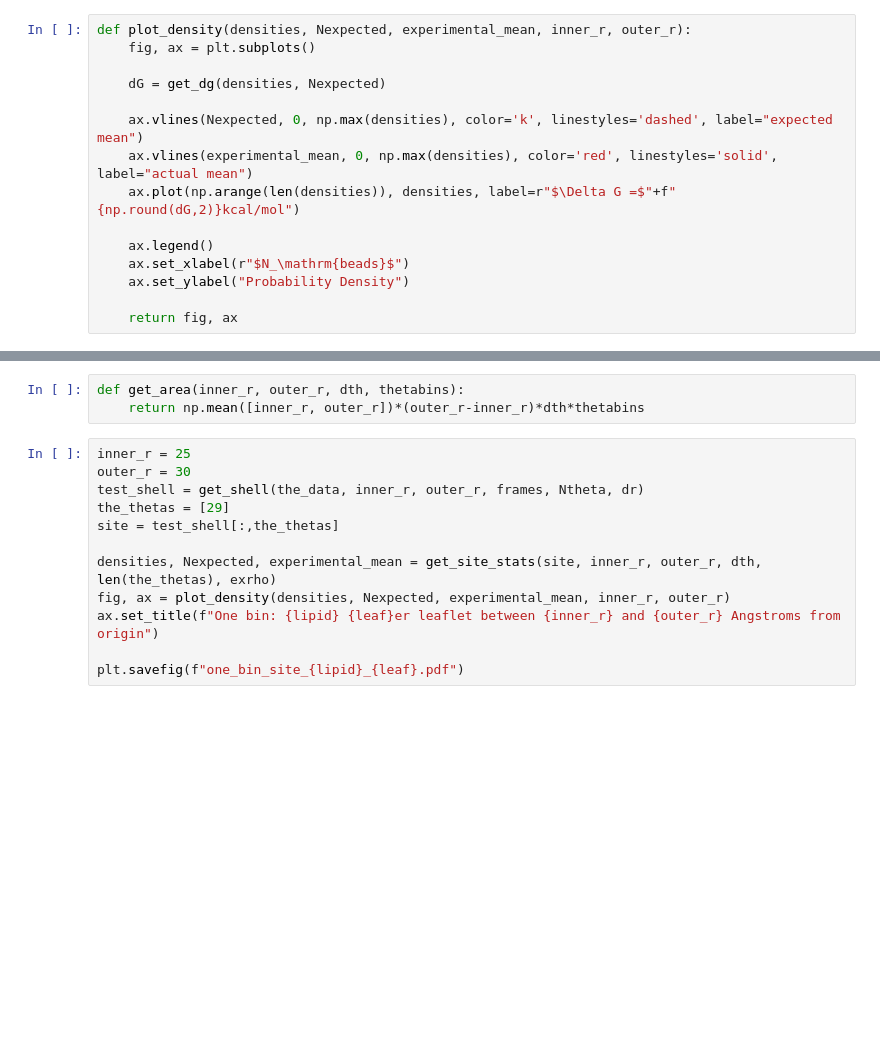
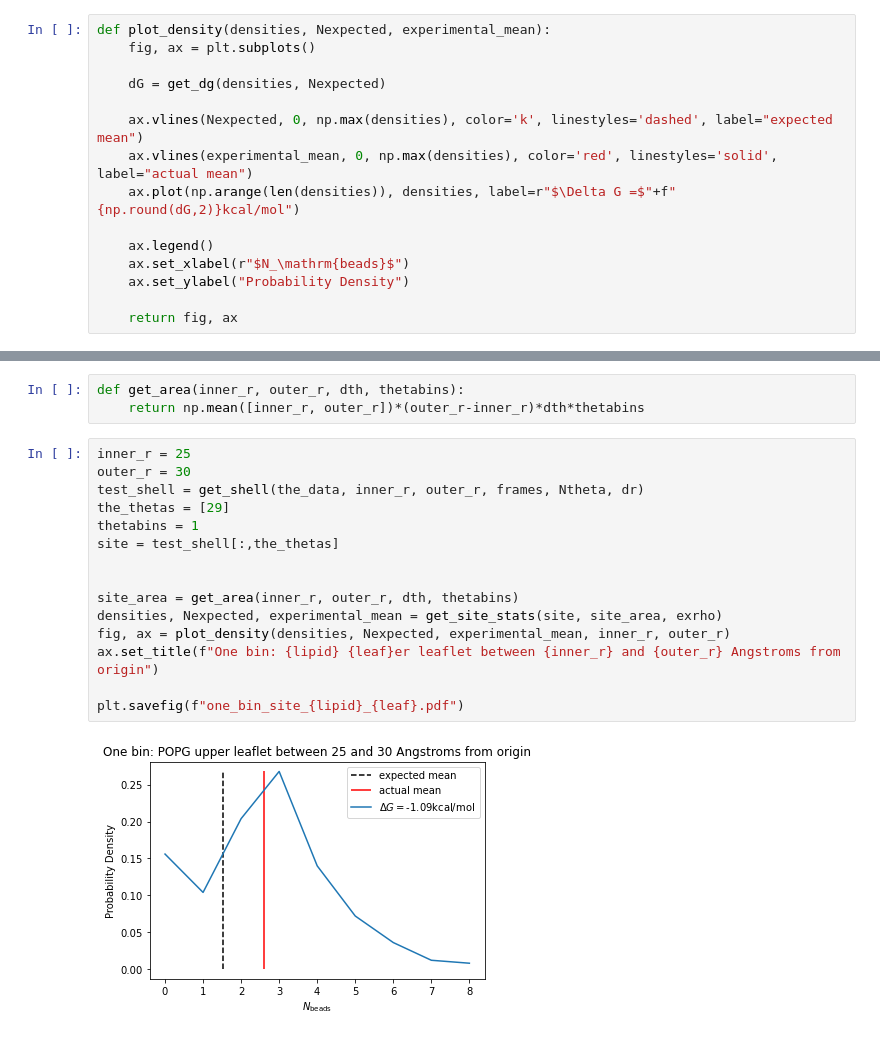
Before and after one commit to BranniganLab/density_threshold_affinity, a Jupyter notebook: python/get_probability_distributions.ipynb, the cells around one changed output, grey strips where cells are left out. Saved outputs shown, nothing was run; the diff lists cells and outputs as text; blank space fills up the shorter version.

Commit message:
simplified plotting

```diff
--- a/python/get_probability_distributions.ipynb
+++ b/python/get_probability_distributions.ipynb
@@ -81,7 +81,7 @@ def get_shell(some_data, inner_radius, outer_radius, frames, Ntheta, dr):
     flattened = np.sum(reshaped, axis=0)
     return flattened
 # %%
-def plot_density(densities, Nexpected, experimental_mean, inner_r, outer_r):
+def plot_density(densities, Nexpected, experimental_mean):
     fig, ax = plt.subplots()
 
     dG = get_dg(densities, Nexpected)
@@ -109,15 +109,20 @@ def get_area(inner_r, outer_r, dth, thetabins):
 # %%
 inner_r = 25
 outer_r = 30
 test_shell = get_shell(the_data, inner_r, outer_r, frames, Ntheta, dr)
 the_thetas = [29]
+thetabins = 1
 site = test_shell[:,the_thetas]
 
-densities, Nexpected, experimental_mean = get_site_stats(site, inner_r, outer_r, dth, len(the_thetas), exrho)
+
+site_area = get_area(inner_r, outer_r, dth, thetabins)
+densities, Nexpected, experimental_mean = get_site_stats(site, site_area, exrho)
 fig, ax = plot_density(densities, Nexpected, experimental_mean, inner_r, outer_r)
 ax.set_title(f"One bin: {lipid} {leaf}er leaflet between {inner_r} and {outer_r} Angstroms from origin")
 
 plt.savefig(f"one_bin_site_{lipid}_{leaf}.pdf")
+# %% [output]
+[figure, added]
 # %%
 inner_r = 25
 outer_r = 30
```
Also changed, not shown: parts of 6 cells of this notebook.
